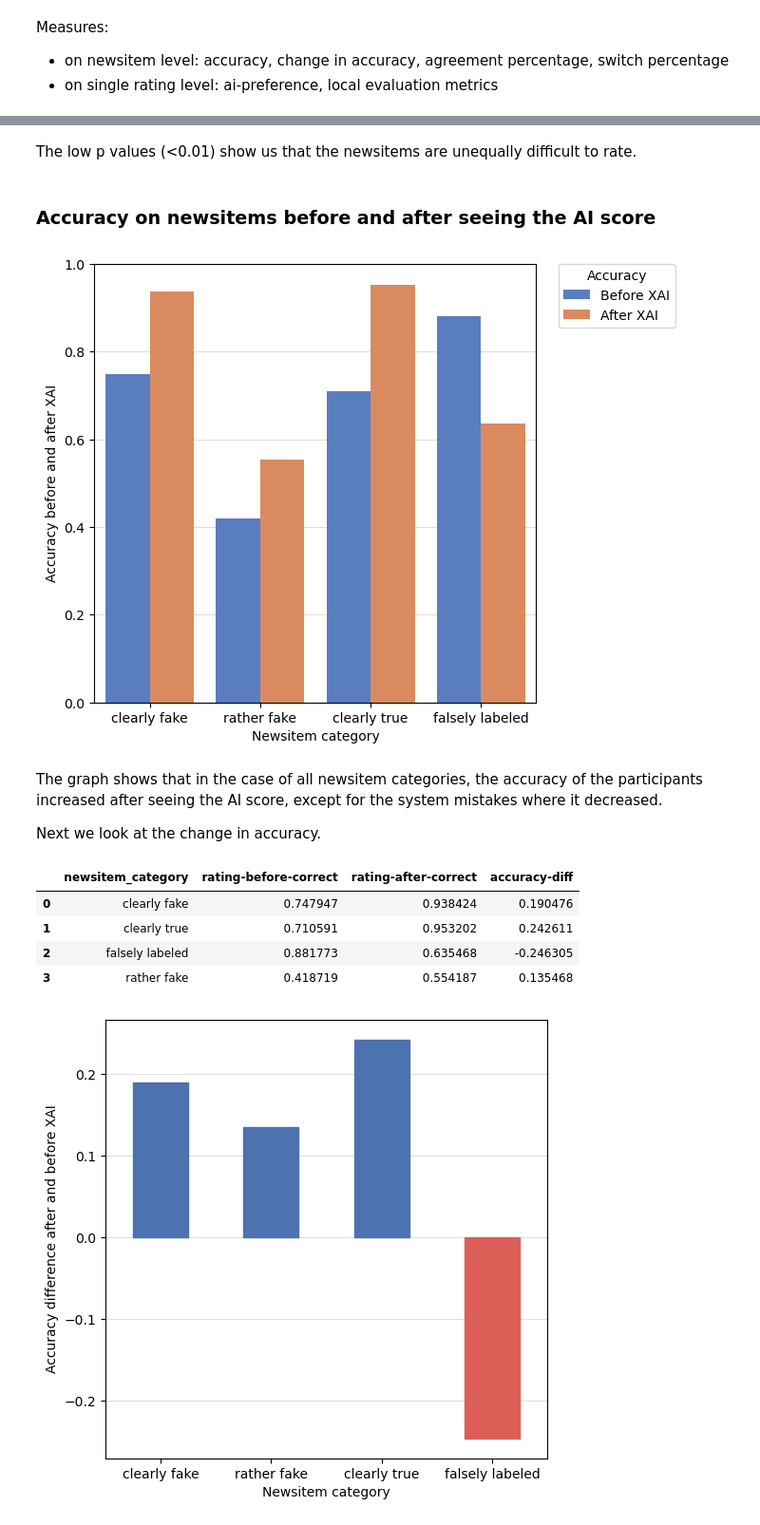
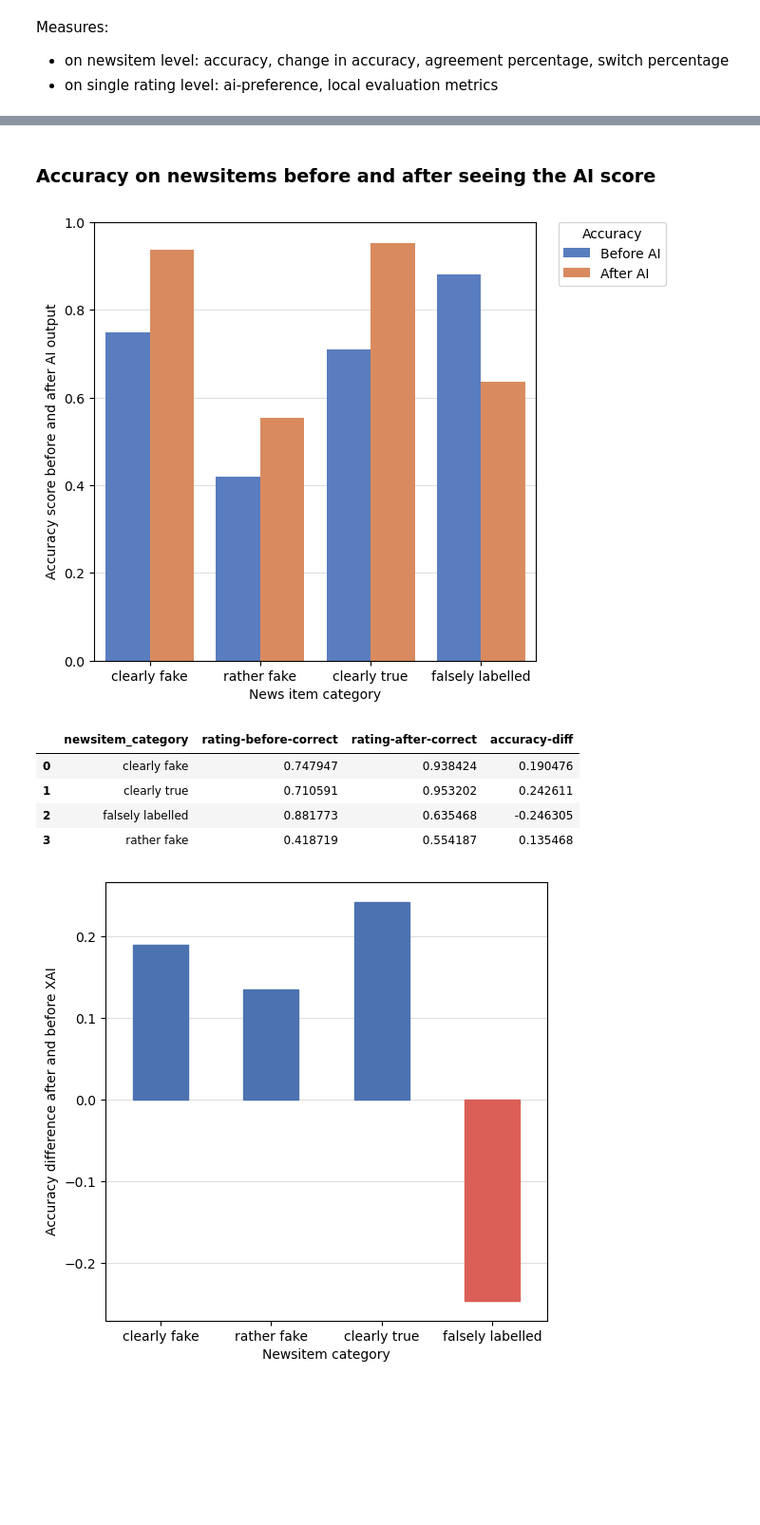
Before and after one commit to csomorbalazs/xai-experiment, a Jupyter notebook: postprocessing/Data_Analysis_XAI.ipynb, the cells around one changed output, grey strips where cells are left out. Shown at 95% size. Saved outputs shown, nothing was run; the diff lists cells and outputs as text; code cells hidden in the pictures; blank space fills up the shorter version.

```diff
--- a/postprocessing/Data_Analysis_XAI.ipynb
+++ b/postprocessing/Data_Analysis_XAI.ipynb
@@ -116,0 +102,3 @@ df = lay(df)
+# %%
+df["METADATA.workDurationInMinutes.qualification"] = df["METADATA.workDurationInSeconds.qualification"] / 60
+df["METADATA.workDurationInMinutes.main"] = df["METADATA.workDurationInSeconds.main"] / 60
@@ -413,0 +544,2 @@ We use a Wilcoxon signed-rank test to determine if there is a significant differ
+# %%
+df["ai_accuracy"] = ai_accuracy
@@ -748,9 +1061,9 @@ newsitems["is_mistake"] = newsitems["is_fake_news"] != newsitems["is_fake_news_p
 newsitems["mistake_type"] = newsitems.apply(get_mistake_type, axis=1)
 # %%
 def get_newsitem_cetagory(row):
-    # assign clearly true, rather fake, clearly fake, or falsely labeled to each newsitem
+    # assign clearly true, rather fake, clearly fake, or falsely labelled to each newsitem
     if row["is_mistake"] == True:
-        return "falsely labeled"
+        return "falsely labelled"
     elif row["truthfulness"] < 25:
         return "clearly fake"
     elif row["truthfulness"] < 50:
@@ -835,5 +1131,3 @@ highlight(stats)
-# %% [markdown]
-The low p values (<0.01) show us that the newsitems are unequally difficult to rate.
 # %% [markdown]
 ### Accuracy on newsitems before and after seeing the AI score
 # %%
@@ -844,40 +1138,36 @@ performance_df["accuracy-diff"] = performance_df["rating-after-correct"] - perfo
 # %%
 # transform data to long format
 data = performance_df[["newsitem_category", "rating-before-correct", "rating-after-correct"]].melt(id_vars=["newsitem_category"], var_name="measure", value_name="rating")
 
 fig, ax = plt.subplots(figsize=(6, 6))
 sns.barplot(x="newsitem_category", y="rating",
   hue="measure",
   data=data,
   ax=ax,
   palette="muted",
-  order=["clearly fake", "rather fake", "clearly true", "falsely labeled"]
+  order=["clearly fake", "rather fake", "clearly true", "falsely labelled"]
   )
 
 # rename legend labels
 handles, labels = ax.get_legend_handles_labels()
 # put legend outside of plot
-ax.legend(handles=handles, labels=["Before XAI", "After XAI"], title="Accuracy", bbox_to_anchor=(1.05, 1), loc=2, borderaxespad=0.)
+ax.legend(handles=handles, labels=["Before AI", "After AI"], title="Accuracy", bbox_to_anchor=(1.05, 1), loc=2, borderaxespad=0.)
 
 
-ax.set_ylabel("Accuracy before and after XAI")
-ax.set_xlabel("Newsitem category")
+ax.set_ylabel("Accuracy score before and after AI output")
+ax.set_xlabel("News item category")
 
 ax.set_axisbelow(True)
 ax.yaxis.grid(True, which='major', color='grey', alpha=.25)
 # %% [output]
-[figure, old version]
+[figure, new version]
-# %% [markdown]
-The graph shows that in the case of all newsitem categories, the accuracy of the participants increased after seeing the AI score, except for the system mistakes where it decreased.
-
-Next we look at the change in accuracy.
 # %%
 performance_df
 # %% [output]
 |  | newsitem_category | rating-before-correct | rating-after-correct | accuracy-diff |
 | 0 | clearly fake | 0.747947 | 0.938424 | 0.190476 |
 | 1 | clearly true | 0.710591 | 0.953202 | 0.242611 |
-| 2 | falsely labeled | 0.881773 | 0.635468 | -0.246305 |
+| 2 | falsely labelled | 0.881773 | 0.635468 | -0.246305 |
 | 3 | rather fake | 0.418719 | 0.554187 | 0.135468 |
 # %%
 blue = "#4C72B0"
```
Also changed, not shown: parts of 147 cells of this notebook, 1 other file.
